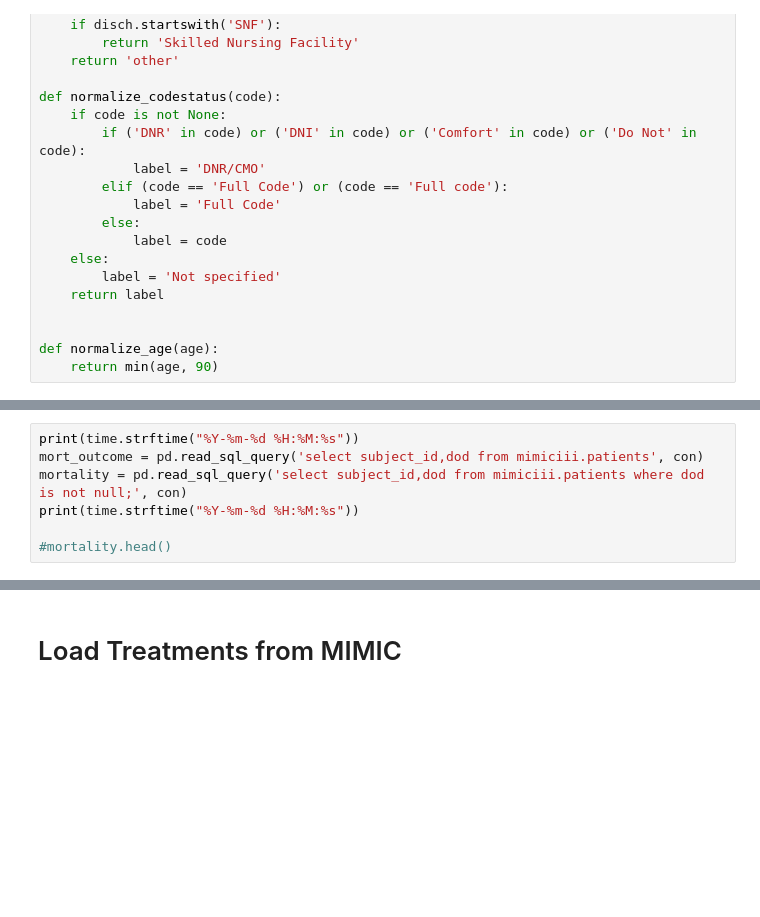
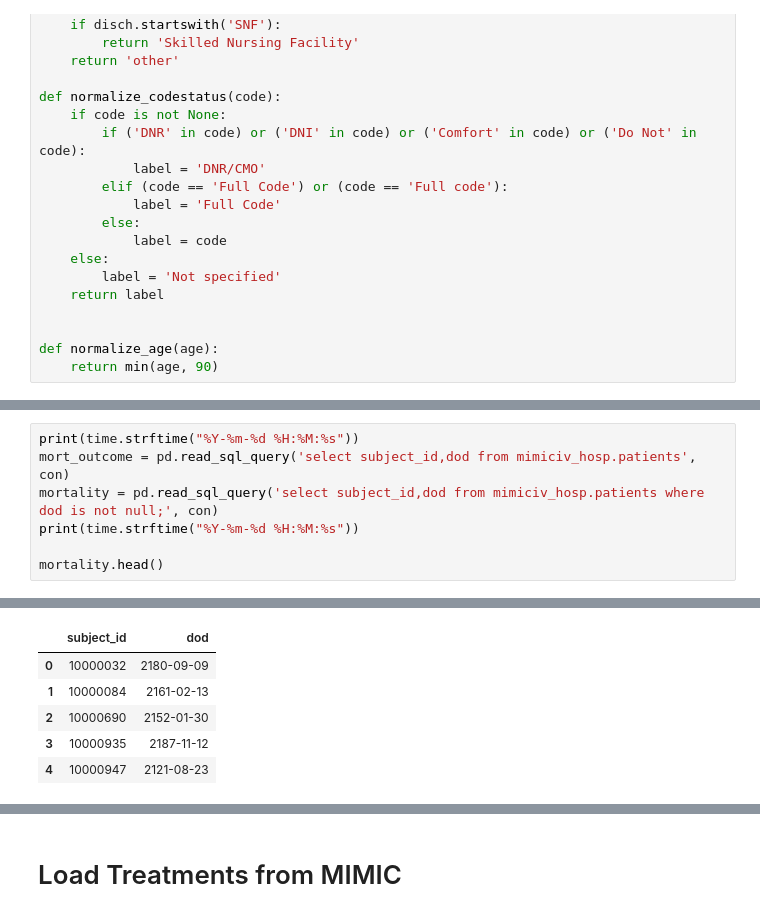
Before and after one commit to damphessian/eol-mistrust, a Jupyter notebook: code/race_mimic_aggressive.ipynb, the cells around one changed output, grey strips where cells are left out. Drawn from its saved outputs; the diff is of its cells as text; blank space fills up the shorter version.

```diff
--- a/code/race_mimic_aggressive.ipynb
+++ b/code/race_mimic_aggressive.ipynb
@@ -131,8 +155,8 @@ print(time.strftime("%Y-%m-%d %H:%M:%s"))
 # %%
 print(time.strftime("%Y-%m-%d %H:%M:%s"))
-mort_outcome = pd.read_sql_query('select subject_id,dod from mimiciii.patients', con)
-mortality = pd.read_sql_query('select subject_id,dod from mimiciii.patients where dod is not null;', con)
+mort_outcome = pd.read_sql_query('select subject_id,dod from mimiciv_hosp.patients', con)
+mortality = pd.read_sql_query('select subject_id,dod from mimiciv_hosp.patients where dod is not null;', con)
 print(time.strftime("%Y-%m-%d %H:%M:%s"))
 
-#mortality.head()
+mortality.head()
 # %% [output]
@@ -141,3 +165,9 @@ print(time.strftime("%Y-%m-%d %H:%M:%s"))
+|  | subject_id | dod |
+| 0 | 10000032 | 2180-09-09 |
+| 1 | 10000084 | 2161-02-13 |
+| 2 | 10000690 | 2152-01-30 |
+| 3 | 10000935 | 2187-11-12 |
+| 4 | 10000947 | 2121-08-23 |
 # %%
 # EOL Cohort
 
```
Also changed, not shown: parts of 14 cells of this notebook, 8 other files.
